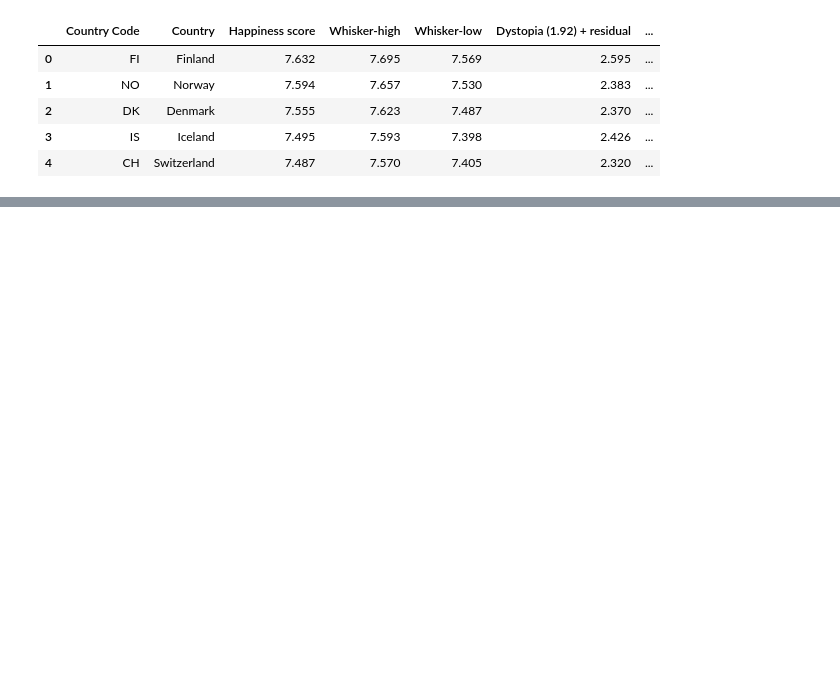
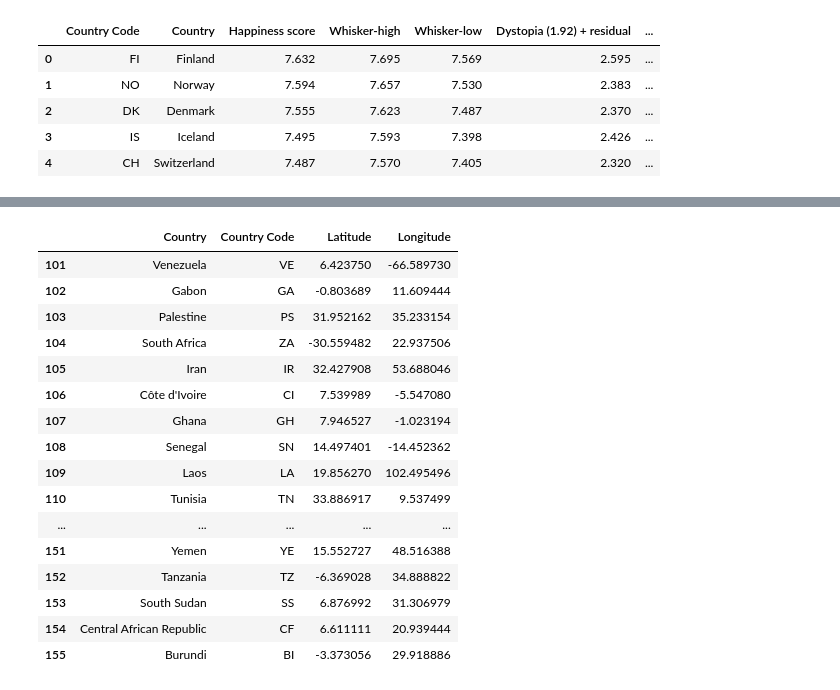
Before and after one commit to 4d4m43/DrinkAndBeHapPY, a Jupyter notebook: libs/vis1_happinessheat.ipynb, the cells around one changed output, grey strips where cells are left out. Cells and saved outputs as stored; diff of their text form; code cells hidden in the pictures; blank space fills up the shorter version.

```diff
--- a/libs/vis1_happinessheat.ipynb
+++ b/libs/vis1_happinessheat.ipynb
@@ -45,0 +71,15 @@ NameError: name 'census_data_complete' is not defined
+# %%
+# Extract latitude and longitude and short name
+country = geo_data["results"][0]["address_components"][0]["long_name"]
+cc = geo_data["results"][0]["address_components"][0]["short_name"]
+lat = geo_data["results"][0]["geometry"]["location"]["lat"]
+lng = geo_data["results"][0]["geometry"]["location"]["lng"]
+
+
+# Print the latitude and longitude
+print('''
+    Country: {0}
+    Country_Code: {1}
+    Latitude: {2}
+    Longitude: {3}
+    '''.format(target_country,cc, lat, lng))
@@ -45,0 +105,8 @@ NameError: name 'census_data_complete' is not defined
+# %%
+#Turn the DataFrame into a list format to be used in the for loop below
+list_countries = []
+list_countries =df_countries["Country"].tolist()
+#verify the type
+type(list_countries)
+#print
+list_countries
@@ -45,0 +195,35 @@ NameError: name 'census_data_complete' is not defined
+# %%
+#create a dataframe to store all the cities and countries generated with citipy
+lat_lngs_df = pd.DataFrame({'Country':country_name, 'Country Code':country_code, 'Latitude':lat, 'Longitude':lng})
+#print(city_exists)
+#print(cloudiness)
+#print(country_code)
+#print(date)
+#print(humidity)
+#print(lat)
+#print(lon)
+#print(max_temp)
+#print(windspeed)
+
+lat_lngs_df[0:29]
+lat_lngs_df[30:69]
+lat_lngs_df[70:100]
+lat_lngs_df[101:156]
+# %% [output]
+|  | Country | Country Code | Latitude | Longitude |
+| 101 | Venezuela | VE | 6.423750 | -66.589730 |
+| 102 | Gabon | GA | -0.803689 | 11.609444 |
+| 103 | Palestine | PS | 31.952162 | 35.233154 |
+| 104 | South Africa | ZA | -30.559482 | 22.937506 |
+| 105 | Iran | IR | 32.427908 | 53.688046 |
+| 106 | Côte d'Ivoire | CI | 7.539989 | -5.547080 |
+| 107 | Ghana | GH | 7.946527 | -1.023194 |
+| 108 | Senegal | SN | 14.497401 | -14.452362 |
+| 109 | Laos | LA | 19.856270 | 102.495496 |
+| 110 | Tunisia | TN | 33.886917 | 9.537499 |
+| ... | ... | ... | ... | ... |
+| 151 | Yemen | YE | 15.552727 | 48.516388 |
+| 152 | Tanzania | TZ | -6.369028 | 34.888822 |
+| 153 | South Sudan | SS | 6.876992 | 31.306979 |
+| 154 | Central African Republic | CF | 6.611111 | 20.939444 |
+| 155 | Burundi | BI | -3.373056 | 29.918886 |
```
Also changed, not shown: parts of 23 cells of this notebook, 2 other files.
